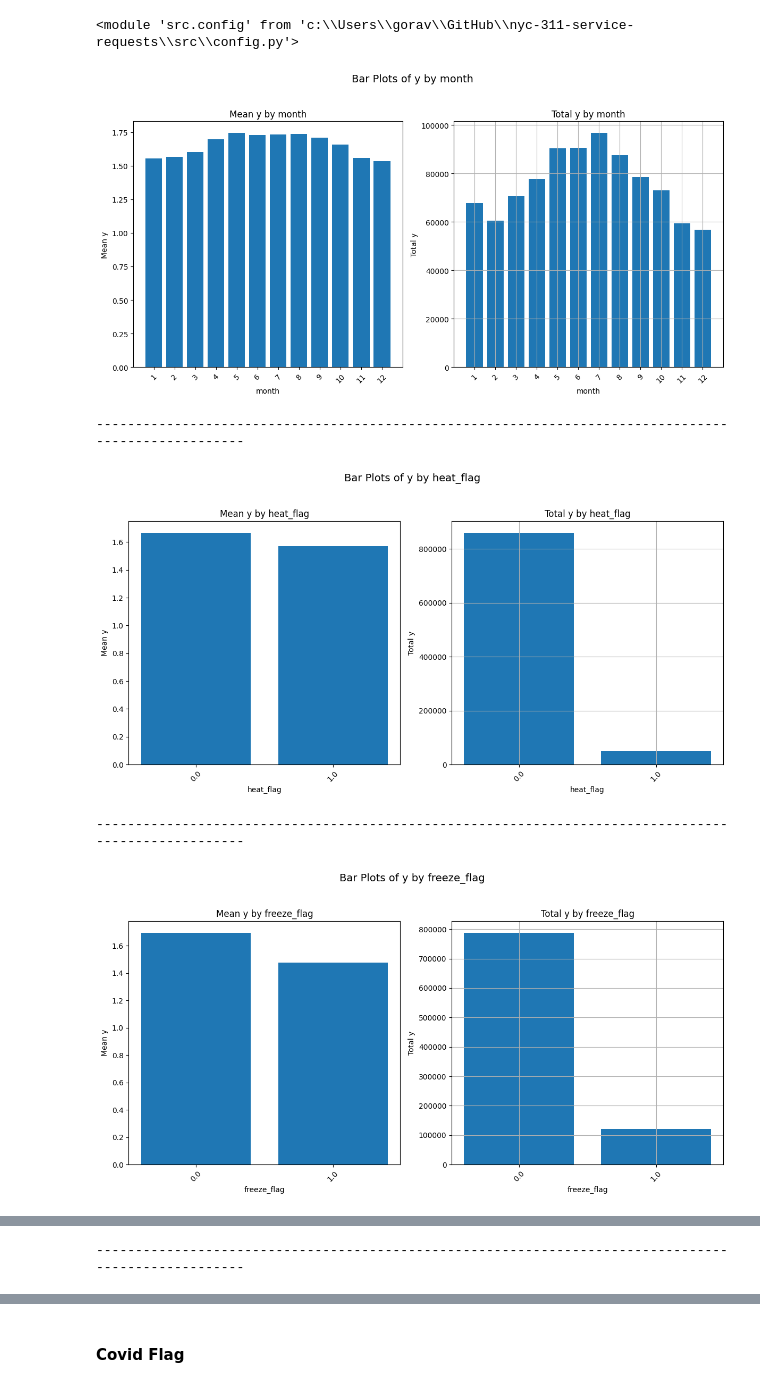
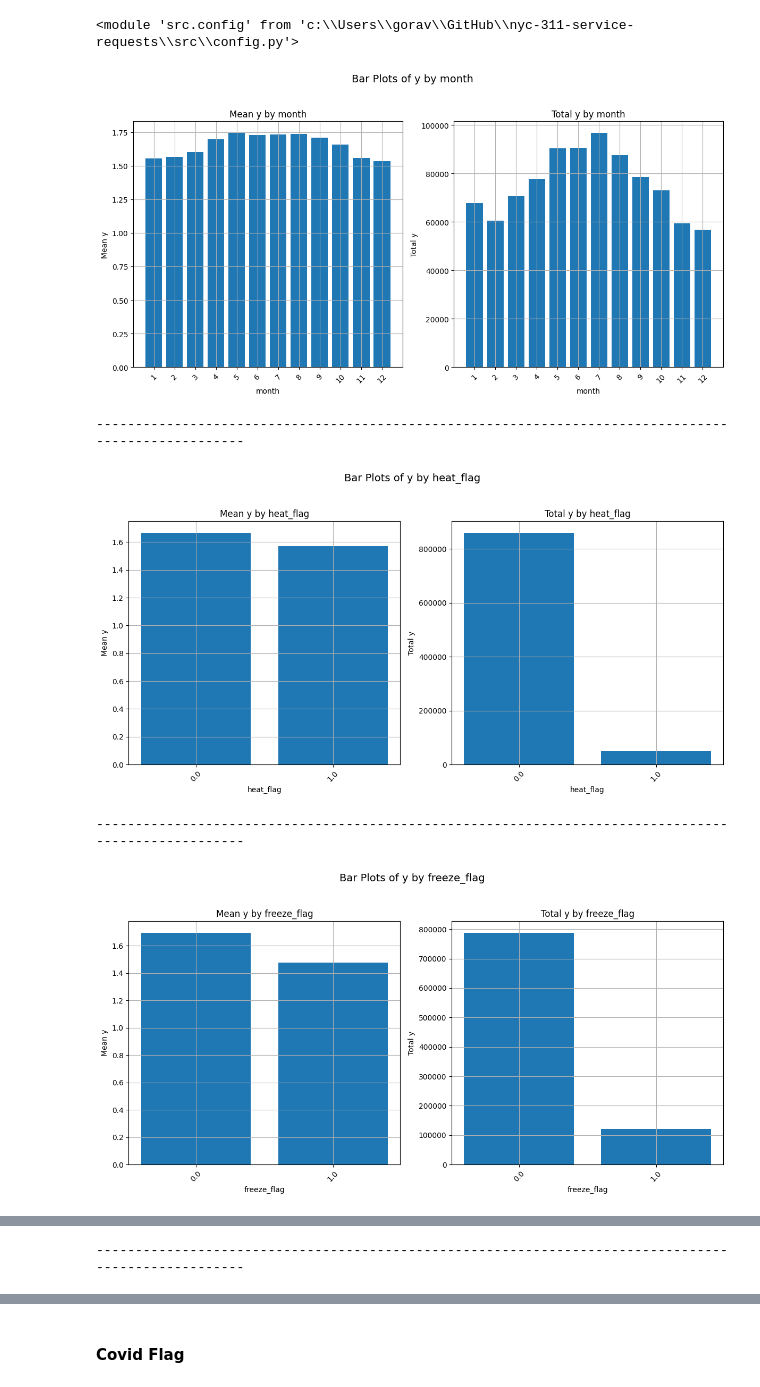
Before and after one commit to goravk95/311-service-requests, a Jupyter notebook: notebooks/Step 4 - Feature Engineering.ipynb, the cells around one changed output, grey strips where cells are left out. Saved outputs shown, nothing was run; the diff lists cells and outputs as text; code cells hidden in the pictures.

```diff
--- a/notebooks/Step 4 - Feature Engineering.ipynb
+++ b/notebooks/Step 4 - Feature Engineering.ipynb
@@ -409,34 +408,36 @@ reload(config)
 # %%
 for i in config.CATEGORICAL_COLUMNS:
     if i != 'hex6':
         fig, axes = plt.subplots(1, 2, figsize=(12, 6))
 
         # --- Mean y by category ---
         means = forecast_panel.groupby(i)['y'].mean().sort_index()
         axes[0].bar(means.index.astype(str), means.values)
         axes[0].set_title(f'Mean y by {i}')
         axes[0].set_xlabel(i)
         axes[0].set_ylabel('Mean y')
         axes[0].tick_params(axis='x', rotation=45)
+        axes[0].grid()
 
         # --- Total y by category ---
         sums = forecast_panel.groupby(i)['y'].sum().sort_index()
         axes[1].bar(sums.index.astype(str), sums.values)
         axes[1].set_title(f'Total y by {i}')
         axes[1].set_xlabel(i)
         axes[1].set_ylabel('Total y')
         axes[1].tick_params(axis='x', rotation=45)
+        axes[1].grid()
+
 
         plt.suptitle(f'Bar Plots of y by {i}', fontsize=14, y=1.03)
-        plt.grid()
         plt.tight_layout()
         plt.show()
     print('-'*100)
 # %% [output]
-[figure, old version]
+[figure, new version]
 ----------------------------------------------------------------------------------------------------
-[figure, old version]
+[figure, new version]
 ----------------------------------------------------------------------------------------------------
-[figure, old version]
+[figure, new version]
 ----------------------------------------------------------------------------------------------------
 ----------------------------------------------------------------------------------------------------
```
Also changed, not shown: parts of 2 cells of this notebook, 1 other file.
